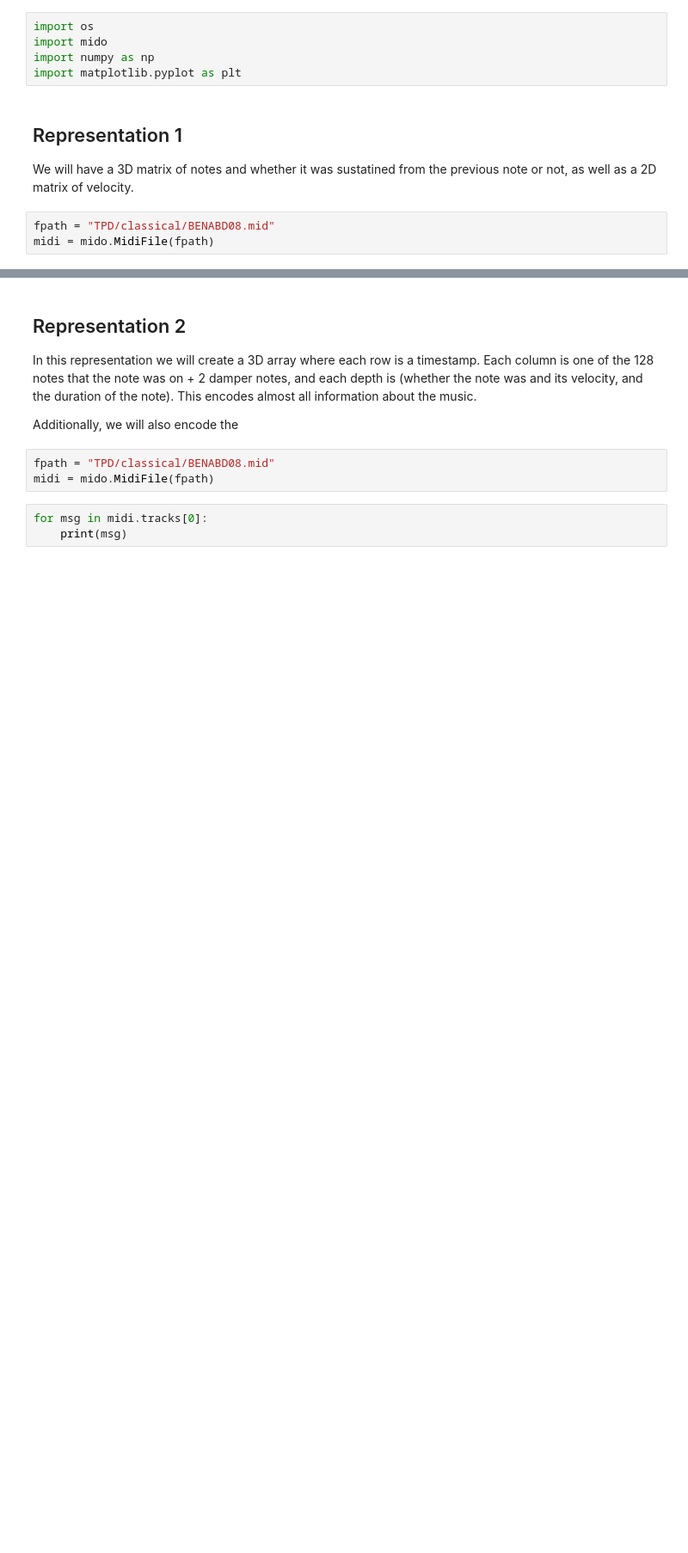
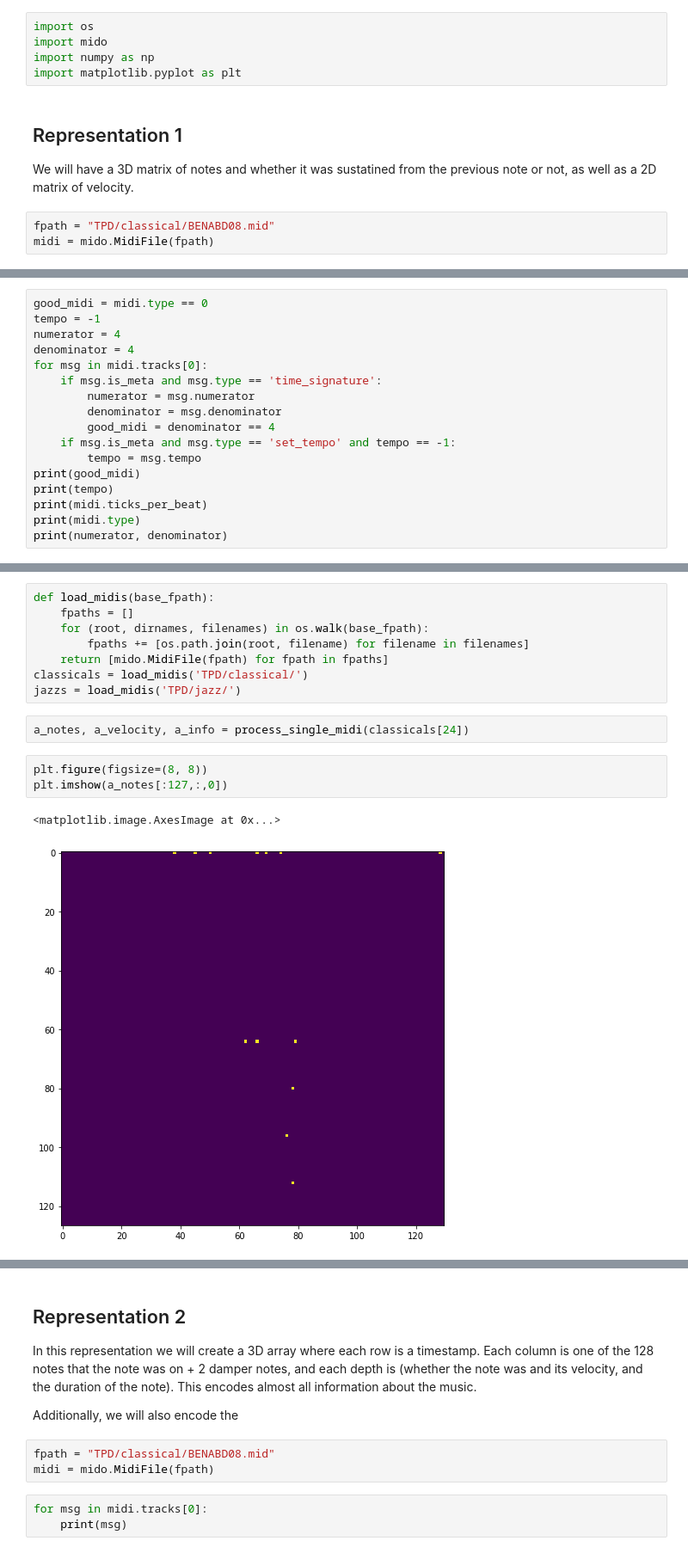
Before and after one commit to LithiumH/CS230-Music-Style-Transfer, a Jupyter notebook: Haojun - Preprocessing.ipynb, the cells around one changed output, grey strips where cells are left out. Shown: that part at 86% size. Cells and saved outputs as stored; diff of their text form; blank space fills up the shorter version.

```diff
--- a/Haojun - Preprocessing.ipynb
+++ b/Haojun - Preprocessing.ipynb
@@ -16,0 +21,17 @@ midi = mido.MidiFile(fpath)
+# %%
+good_midi = midi.type == 0
+tempo = -1
+numerator = 4
+denominator = 4
+for msg in midi.tracks[0]:
+    if msg.is_meta and msg.type == 'time_signature':
+        numerator = msg.numerator
+        denominator = msg.denominator
+        good_midi = denominator == 4
+    if msg.is_meta and msg.type == 'set_tempo' and tempo == -1:
+        tempo = msg.tempo
+print(good_midi)
+print(tempo)
+print(midi.ticks_per_beat)
+print(midi.type)
+print(numerator, denominator)
@@ -16,0 +223,16 @@ midi = mido.MidiFile(fpath)
+# %%
+def load_midis(base_fpath):
+    fpaths = []
+    for (root, dirnames, filenames) in os.walk(base_fpath):
+        fpaths += [os.path.join(root, filename) for filename in filenames]
+    return [mido.MidiFile(fpath) for fpath in fpaths]
+classicals = load_midis('TPD/classical/')
+jazzs = load_midis('TPD/jazz/')
+# %%
+a_notes, a_velocity, a_info = process_single_midi(classicals[24])
+# %%
+plt.figure(figsize=(8, 8))
+plt.imshow(a_notes[:127,:,0])
+# %% [output]
+<matplotlib.image.AxesImage at 0x...>
+[figure, added]
```
Also changed, not shown: parts of 28 cells of this notebook, 5 other files.
